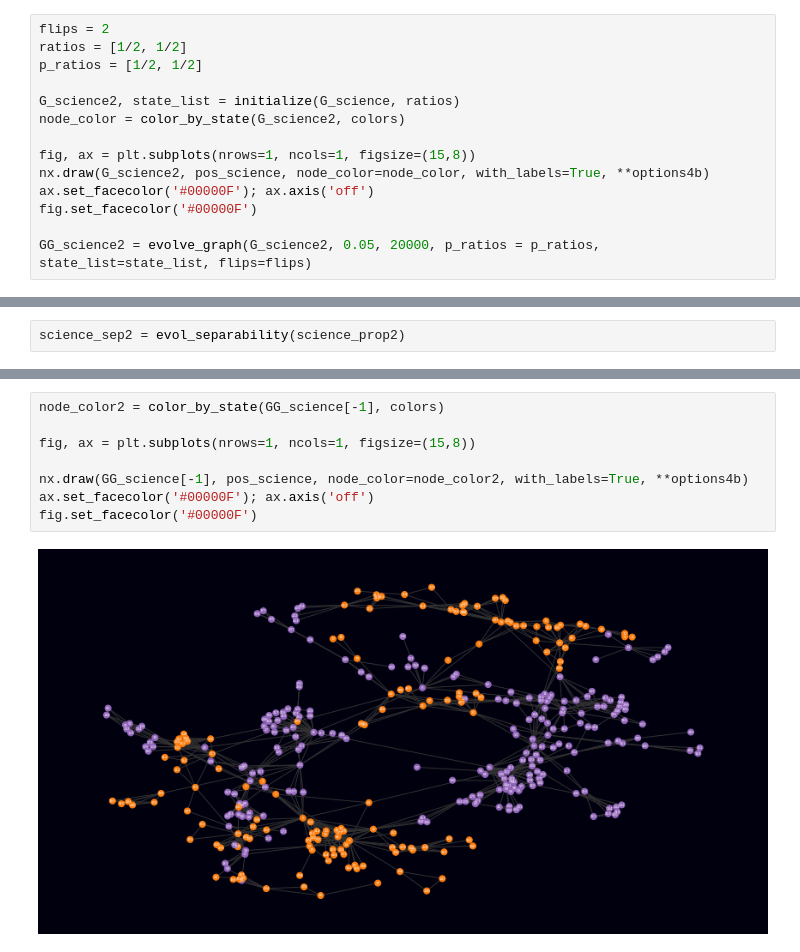
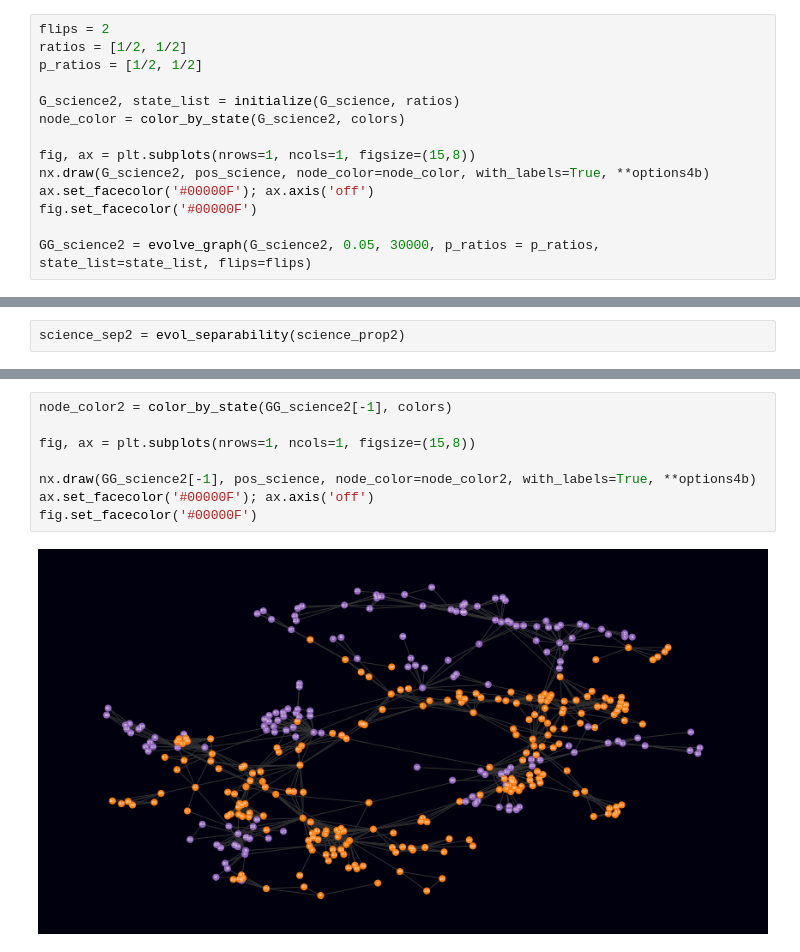
Before and after one commit to joshbrx/VoterModel_Network, a Jupyter notebook: VoterModel_v1.ipynb, the cells around one changed output, grey strips where cells are left out. Cells and saved outputs as stored; diff of their text form.

```diff
--- a/VoterModel_v1.ipynb
+++ b/VoterModel_v1.ipynb
@@ -424,5 +427,5 @@ nx.draw(G_science2, pos_science, node_color=node_color, with_labels=True, **opti
 ax.set_facecolor('#00000F'); ax.axis('off')
 fig.set_facecolor('#00000F')
 
-GG_science2 = evolve_graph(G_science2, 0.05, 20000, p_ratios = p_ratios, state_list=state_list, flips=flips)
+GG_science2 = evolve_graph(G_science2, 0.05, 30000, p_ratios = p_ratios, state_list=state_list, flips=flips)
 # %% [output]
@@ -446,10 +454,10 @@ plt.show()
 # %%
-node_color2 = color_by_state(GG_science[-1], colors)
+node_color2 = color_by_state(GG_science2[-1], colors)
 
 fig, ax = plt.subplots(nrows=1, ncols=1, figsize=(15,8))
 
-nx.draw(GG_science[-1], pos_science, node_color=node_color2, with_labels=True, **options4b)
+nx.draw(GG_science2[-1], pos_science, node_color=node_color2, with_labels=True, **options4b)
 ax.set_facecolor('#00000F'); ax.axis('off')
 fig.set_facecolor('#00000F')
 # %% [output]
-[figure, old version]
+[figure, new version]
```
Also changed, not shown: parts of 14 cells of this notebook.
